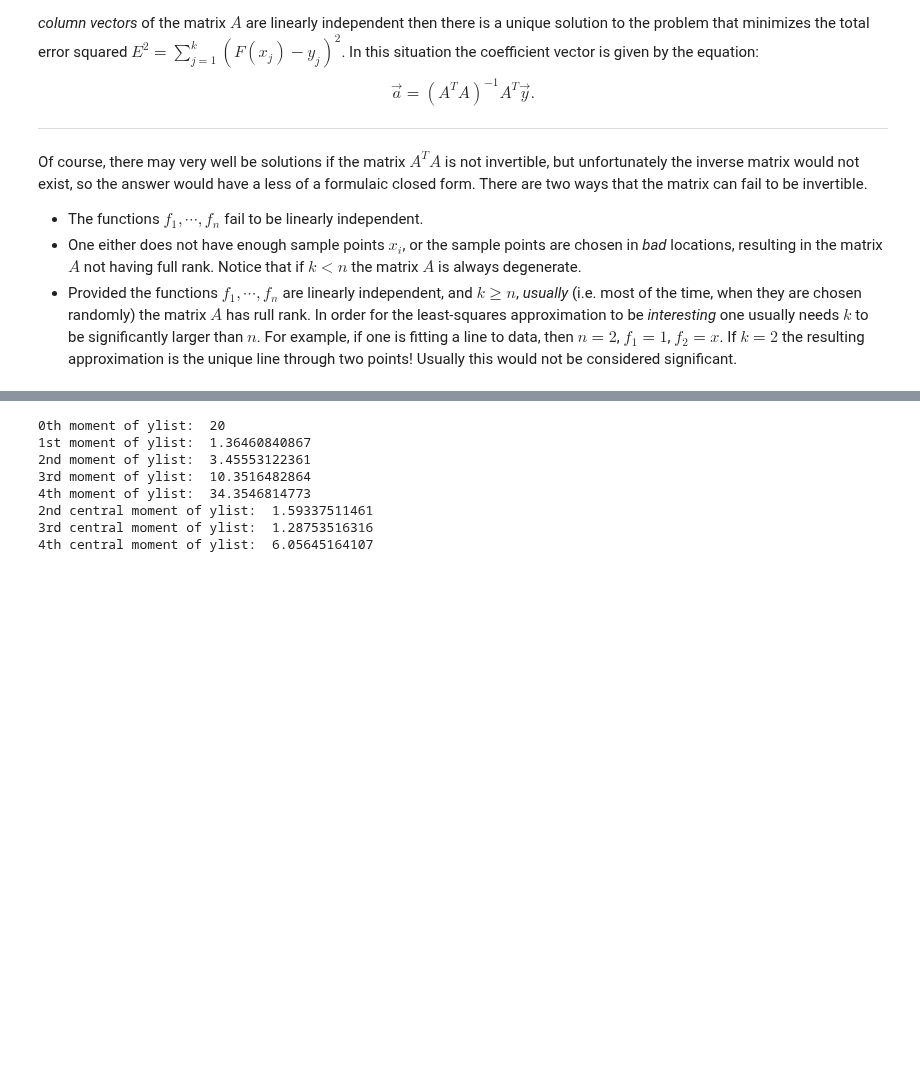
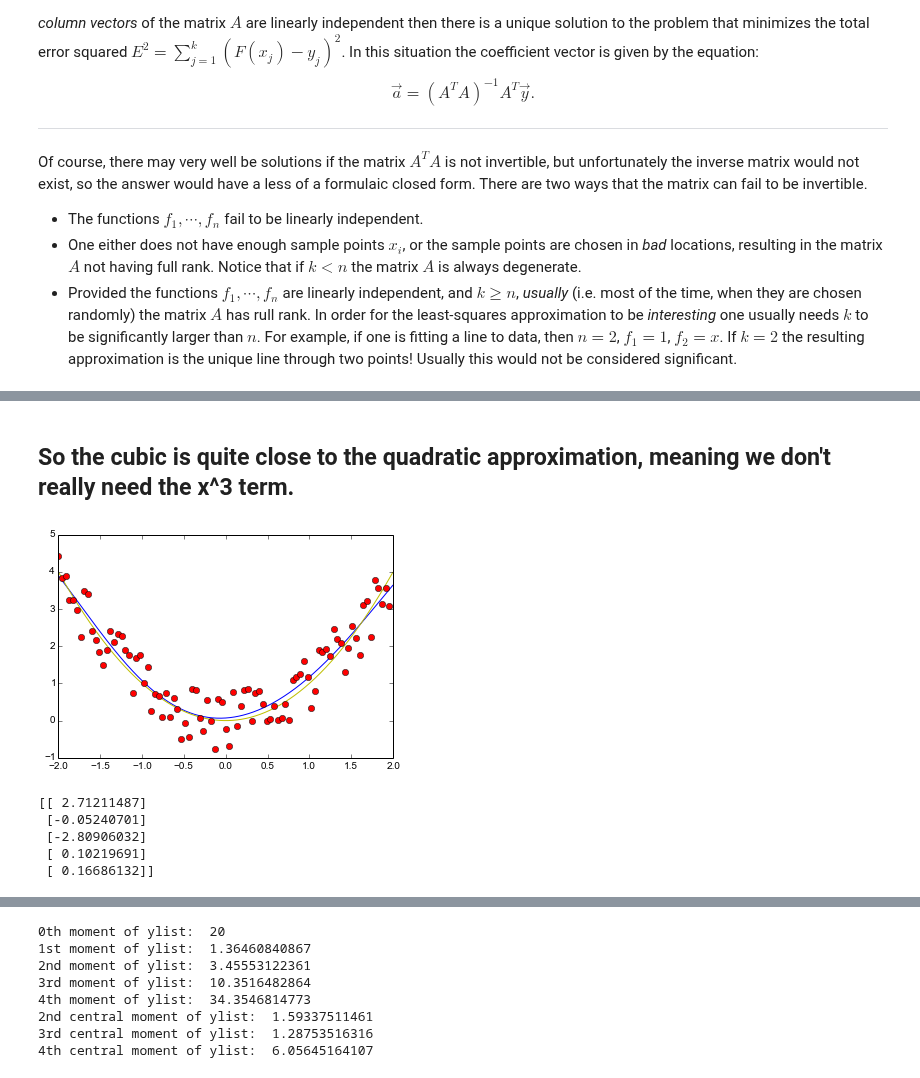
Before and after one commit to emkiley/physmath248_pilot, a Jupyter notebook: stats/least-squares.sketch.ipynb, the cells around one changed output, grey strips where cells are left out. Cells and saved outputs as stored; diff of their text form; code cells hidden in the pictures; blank space fills up the shorter version.

```diff
--- a/stats/least-squares.sketch.ipynb
+++ b/stats/least-squares.sketch.ipynb
@@ -183,3 +179,33 @@ Cubic coefficients:  [[-0.01082229]
+# %% [markdown]
+## So the cubic is quite close to the quadratic approximation, meaning we don't really need the x^3 term.
+# %%
+## Here is how we could ask the code to fit the data to a linear combination of
+##  1, sin(x), cos(x), sin(2x), cos(2x)
+A = matrix([ [ cos((j/2)*x) if (j%2==0) else sin(((j/2)+1)*x) for x in xlist ] for j in range(5)]).T
+cvec = ((A.T*A).I)*(A.T)*(matrix(ylist).T)
+
+refx = [4*float(i)/float(FAC*listlen) - float(2.0) for i in range(FAC*listlen)]
+## if we wanted to plot the above trig function fitting...
+refy = [sum([cvec[j,0]*(cos((j/2)*x) if (j%2==0) else sin(((j/2)+1)*x)) for j in range(5)]) for x in refx]
+
+plt.clf()
+plt.plot(refx, refy, 'b-')
+refy = [x**2 for x in refx]
+## add the original parabola in yello
+plt.plot(refx, refy, 'y-')
+## add the data
+plt.plot(xlist, ylist, 'ro')
+
+plt.show()
+## print the coefficients of 1, sin(x), cos(x), sin(2x), cos(2x)
+print cvec
+# %% [output]
+[figure, added]
+[[ 2.71211487]
+ [-0.05240701]
+ [-2.80906032]
+ [ 0.10219691]
+ [ 0.16686132]]
 # %% [markdown]
 ## Moments of a distribution
 
```
Also changed, not shown: parts of 8 cells of this notebook.
